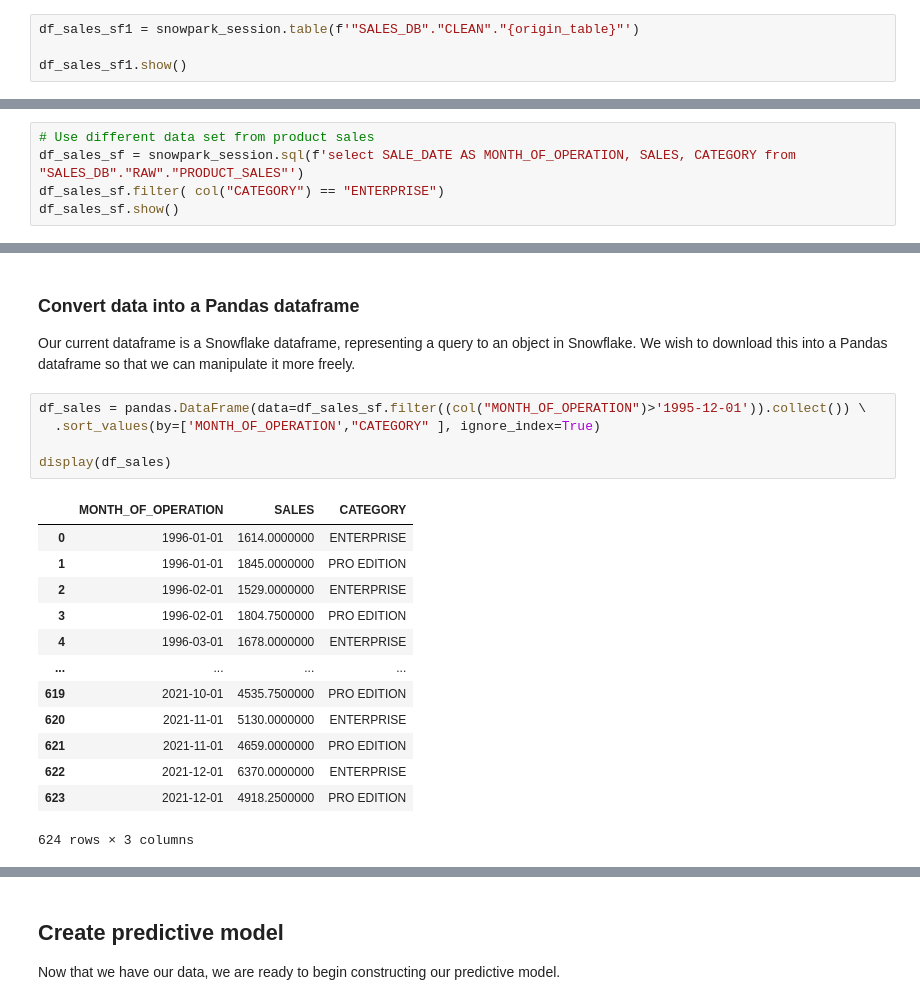
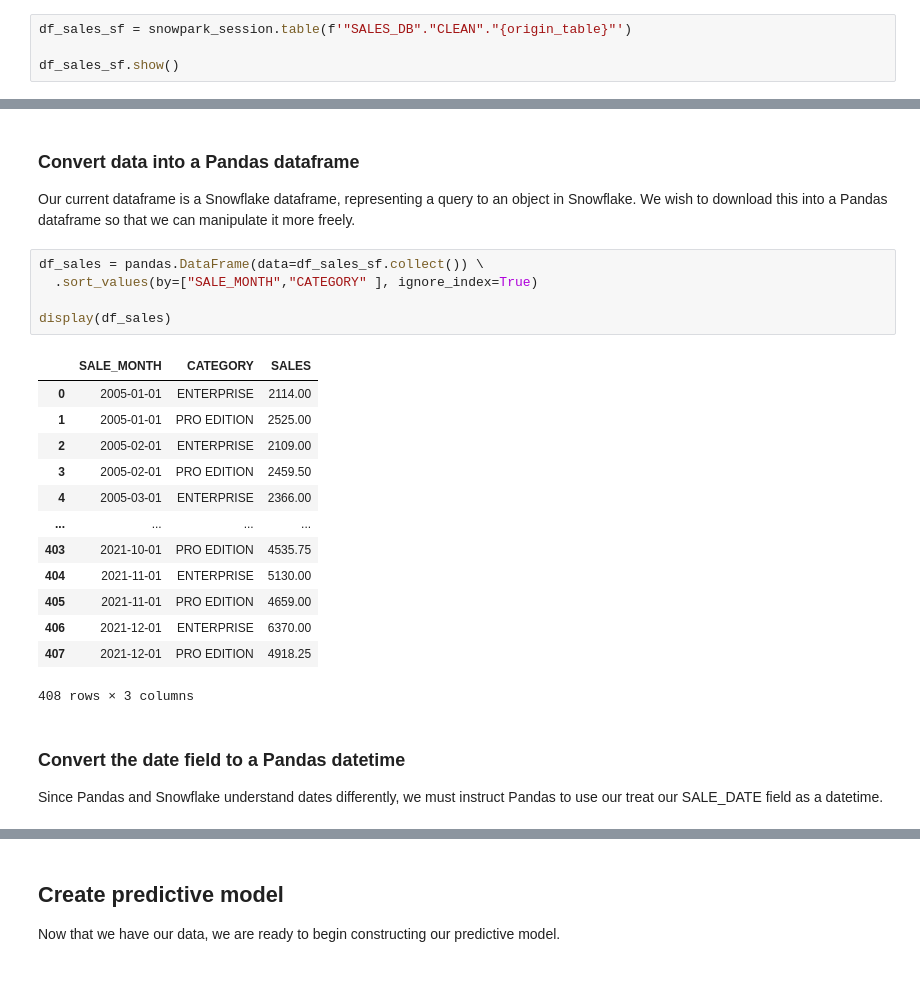
Before and after one commit to ChrisHastieIW/Snowflake-BUILD-2022, a Jupyter notebook: 02_data_science.ipynb, the cells around one changed output, grey strips where cells are left out. Drawn from its saved outputs; the diff is of its cells as text; blank space fills up the shorter version.

```diff
--- a/02_data_science.ipynb
+++ b/02_data_science.ipynb
@@ -37,6 +38,6 @@ destination_table = 'WEBSITE_SALES_PREDICTIONS'
 # %% [markdown]
 ### Retrieve the data from the source table
 # %%
-df_sales_sf1 = snowpark_session.table(f'"SALES_DB"."CLEAN"."{origin_table}"')
+df_sales_sf = snowpark_session.table(f'"SALES_DB"."CLEAN"."{origin_table}"')
 
-df_sales_sf1.show()
+df_sales_sf.show()
@@ -43,5 +58,0 @@ df_sales_sf1.show()
-# %%
-# Use different data set from product sales
-df_sales_sf = snowpark_session.sql(f'select SALE_DATE AS MONTH_OF_OPERATION, SALES, CATEGORY from "SALES_DB"."RAW"."PRODUCT_SALES"')
-df_sales_sf.filter( col("CATEGORY") == "ENTERPRISE")
-df_sales_sf.show()
@@ -65,21 +61,25 @@ df_sales_sf.show()
 
 Our current dataframe is a Snowflake dataframe, representing a query to an object in Snowflake. We wish to download this into a Pandas dataframe so that we can manipulate it more freely.
 # %%
-df_sales = pandas.DataFrame(data=df_sales_sf.filter((col("MONTH_OF_OPERATION")>'1995-12-01')).collect()) \
-  .sort_values(by=['MONTH_OF_OPERATION',"CATEGORY" ], ignore_index=True)
+df_sales = pandas.DataFrame(data=df_sales_sf.collect()) \
+  .sort_values(by=["SALE_MONTH","CATEGORY" ], ignore_index=True)
 
 display(df_sales)
 # %% [output]
-|  | MONTH_OF_OPERATION | SALES | CATEGORY |
-| 0 | 1996-01-01 | 1614.0000000 | ENTERPRISE |
-| 1 | 1996-01-01 | 1845.0000000 | PRO EDITION |
-| 2 | 1996-02-01 | 1529.0000000 | ENTERPRISE |
-| 3 | 1996-02-01 | 1804.7500000 | PRO EDITION |
-| 4 | 1996-03-01 | 1678.0000000 | ENTERPRISE |
+|  | SALE_MONTH | CATEGORY | SALES |
+| 0 | 2005-01-01 | ENTERPRISE | 2114.00 |
+| 1 | 2005-01-01 | PRO EDITION | 2525.00 |
+| 2 | 2005-02-01 | ENTERPRISE | 2109.00 |
+| 3 | 2005-02-01 | PRO EDITION | 2459.50 |
+| 4 | 2005-03-01 | ENTERPRISE | 2366.00 |
 | ... | ... | ... | ... |
-| 619 | 2021-10-01 | 4535.7500000 | PRO EDITION |
-| 620 | 2021-11-01 | 5130.0000000 | ENTERPRISE |
-| 621 | 2021-11-01 | 4659.0000000 | PRO EDITION |
-| 622 | 2021-12-01 | 6370.0000000 | ENTERPRISE |
-| 623 | 2021-12-01 | 4918.2500000 | PRO EDITION |
+| 403 | 2021-10-01 | PRO EDITION | 4535.75 |
+| 404 | 2021-11-01 | ENTERPRISE | 5130.00 |
+| 405 | 2021-11-01 | PRO EDITION | 4659.00 |
+| 406 | 2021-12-01 | ENTERPRISE | 6370.00 |
+| 407 | 2021-12-01 | PRO EDITION | 4918.25 |
-624 rows × 3 columns
+408 rows × 3 columns
+# %% [markdown]
+### Convert the date field to a Pandas datetime
+
+Since Pandas and Snowflake understand dates differently, we must instruct Pandas to use our treat our SALE_DATE field as a datetime.
```
Also changed, not shown: parts of 26 cells of this notebook, 3 other files.
